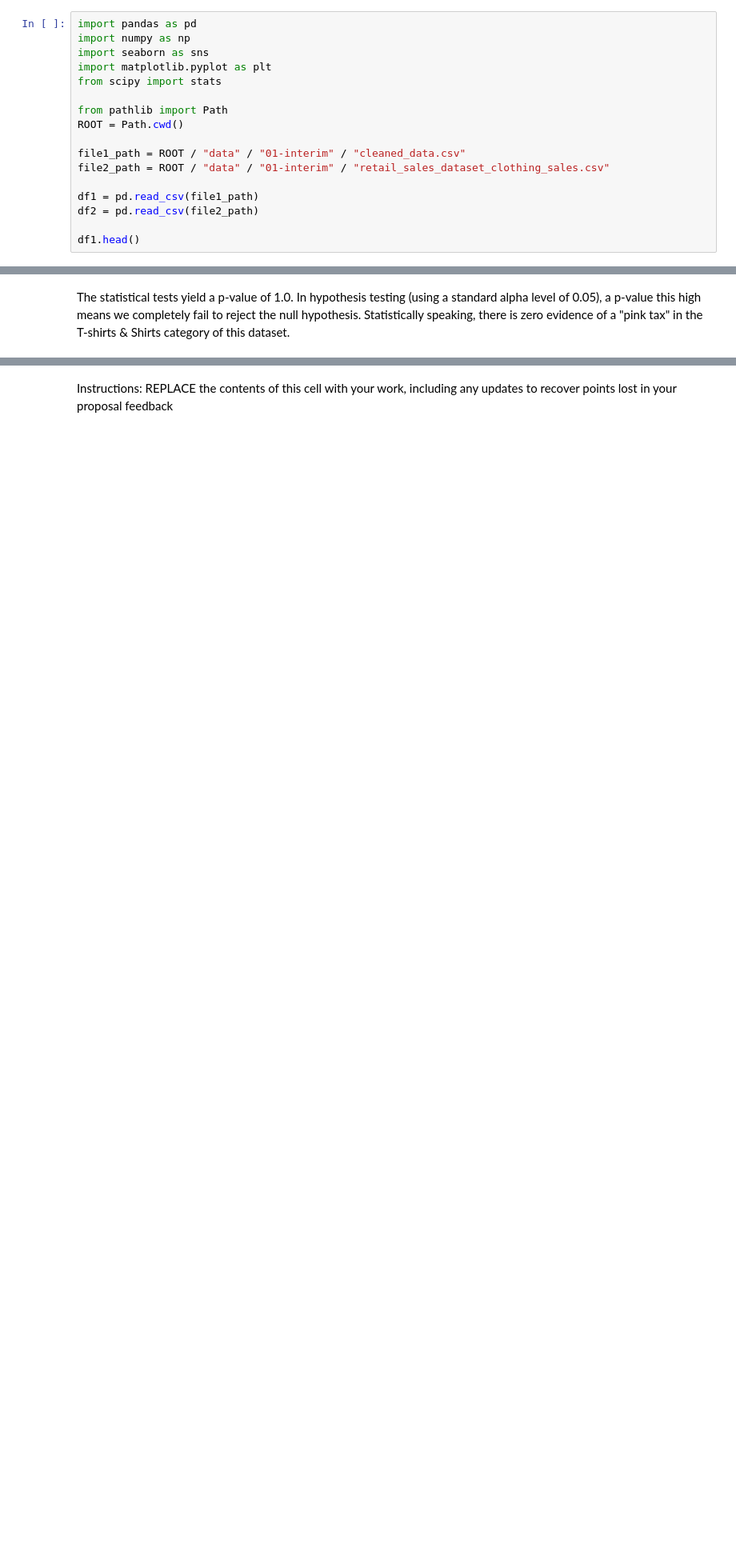
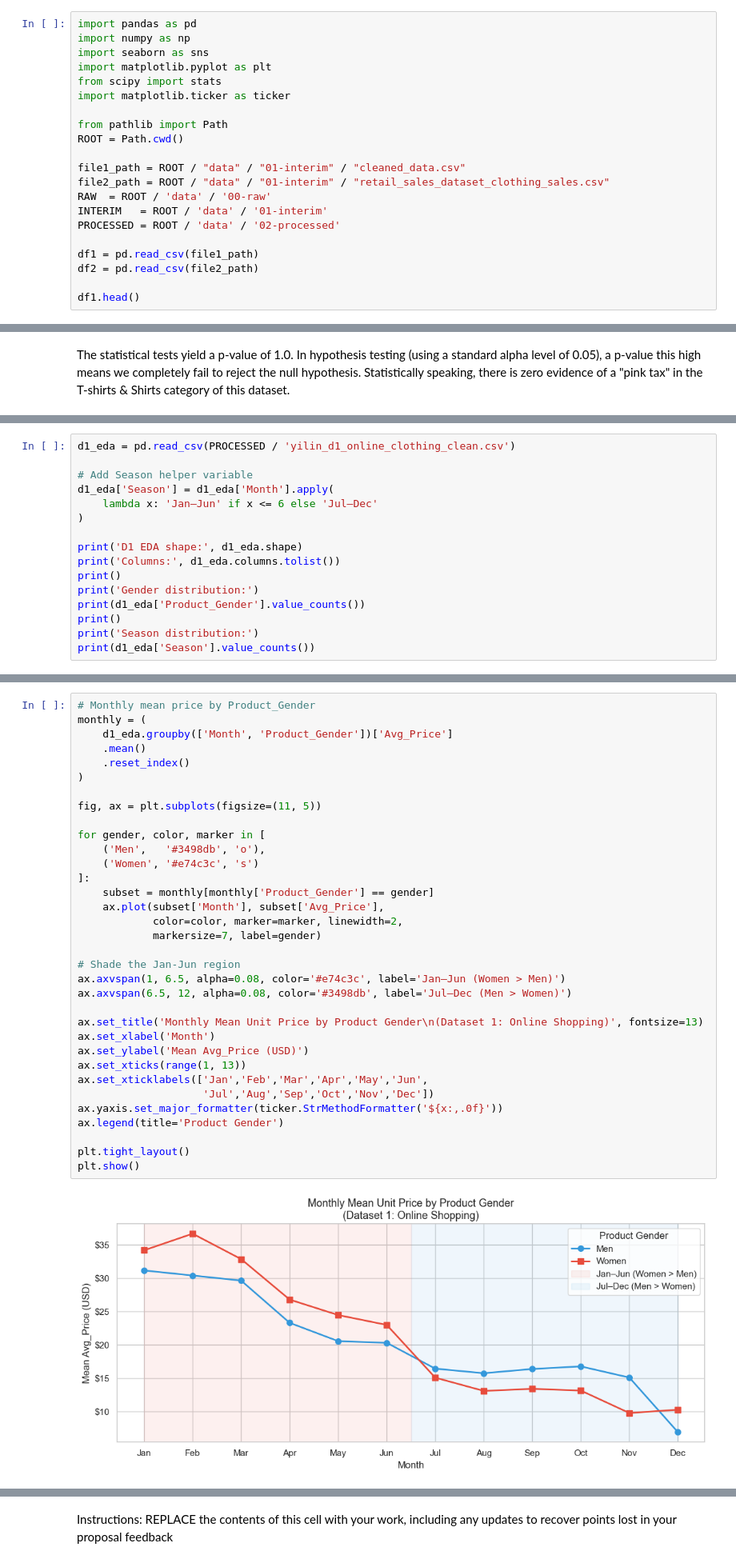
Before and after one commit to COGS108/Group136_WI26, a Jupyter notebook: 02-EDACheckpoint.ipynb, the cells around one changed output, grey strips where cells are left out. Shown at 80% size. Drawn from its saved outputs; the diff is of its cells as text; blank space fills up the shorter version.

Commit message:
merge with Yilin's EDA

```diff
--- a/02-EDACheckpoint.ipynb
+++ b/02-EDACheckpoint.ipynb
@@ -68,12 +68,16 @@ import numpy as np
 import seaborn as sns
 import matplotlib.pyplot as plt
 from scipy import stats
+import matplotlib.ticker as ticker
 
 from pathlib import Path
 ROOT = Path.cwd()
 
 file1_path = ROOT / "data" / "01-interim" / "cleaned_data.csv"
 file2_path = ROOT / "data" / "01-interim" / "retail_sales_dataset_clothing_sales.csv"
+RAW  = ROOT / 'data' / '00-raw'
+INTERIM   = ROOT / 'data' / '01-interim'
+PROCESSED = ROOT / 'data' / '02-processed'
 
 df1 = pd.read_csv(file1_path)
 df2 = pd.read_csv(file2_path)
@@ -256,0 +543,16 @@ Some more words and stuff.  Remember notebooks work best if you interleave the c
+# %%
+d1_eda = pd.read_csv(PROCESSED / 'yilin_d1_online_clothing_clean.csv')
+
+# Add Season helper variable
+d1_eda['Season'] = d1_eda['Month'].apply(
+    lambda x: 'Jan–Jun' if x <= 6 else 'Jul–Dec'
+)
+
+print('D1 EDA shape:', d1_eda.shape)
+print('Columns:', d1_eda.columns.tolist())
+print()
+print('Gender distribution:')
+print(d1_eda['Product_Gender'].value_counts())
+print()
+print('Season distribution:')
+print(d1_eda['Season'].value_counts())
@@ -256,0 +579,36 @@ Some more words and stuff.  Remember notebooks work best if you interleave the c
+# %%
+# Monthly mean price by Product_Gender
+monthly = (
+    d1_eda.groupby(['Month', 'Product_Gender'])['Avg_Price']
+    .mean()
+    .reset_index()
+)
+
+fig, ax = plt.subplots(figsize=(11, 5))
+
+for gender, color, marker in [
+    ('Men',   '#3498db', 'o'),
+    ('Women', '#e74c3c', 's')
+]:
+    subset = monthly[monthly['Product_Gender'] == gender]
+    ax.plot(subset['Month'], subset['Avg_Price'],
+            color=color, marker=marker, linewidth=2,
+            markersize=7, label=gender)
+
+# Shade the Jan-Jun region
+ax.axvspan(1, 6.5, alpha=0.08, color='#e74c3c', label='Jan–Jun (Women > Men)')
+ax.axvspan(6.5, 12, alpha=0.08, color='#3498db', label='Jul–Dec (Men > Women)')
+
+ax.set_title('Monthly Mean Unit Price by Product Gender\n(Dataset 1: Online Shopping)', fontsize=13)
+ax.set_xlabel('Month')
+ax.set_ylabel('Mean Avg_Price (USD)')
+ax.set_xticks(range(1, 13))
+ax.set_xticklabels(['Jan','Feb','Mar','Apr','May','Jun',
+                    'Jul','Aug','Sep','Oct','Nov','Dec'])
+ax.yaxis.set_major_formatter(ticker.StrMethodFormatter('${x:,.0f}'))
+ax.legend(title='Product Gender')
+
+plt.tight_layout()
+plt.show()
+# %% [output]
+[figure, added]
```
Also changed, not shown: parts of 89 cells of this notebook, 5 other files.
